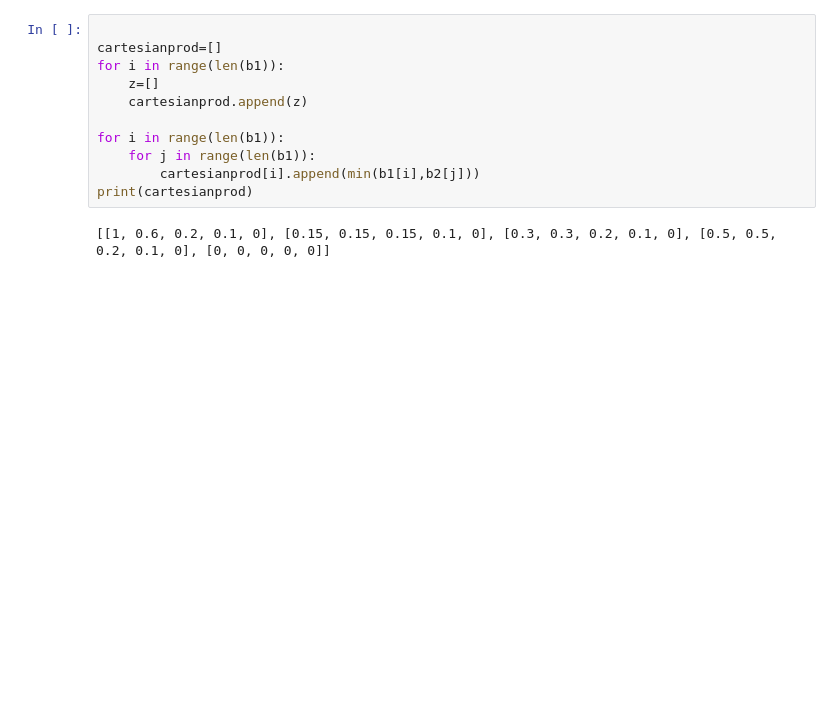
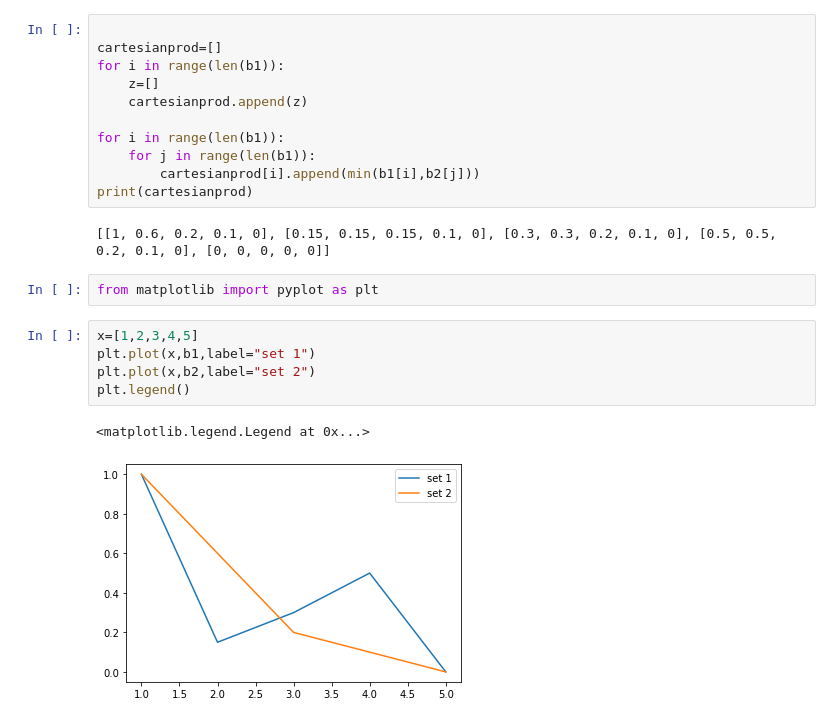
Before and after one commit to patilks21/SC-OA, a Jupyter notebook: asign1.ipynb, the cells around one changed output. Cells and saved outputs as stored; diff of their text form; blank space fills up the shorter version.

```diff
--- a/asign1.ipynb
+++ b/asign1.ipynb
@@ -57,3 +57,13 @@ for i in range(len(b1)):
 print(cartesianprod)
 # %% [output]
 [[1, 0.6, 0.2, 0.1, 0], [0.15, 0.15, 0.15, 0.1, 0], [0.3, 0.3, 0.2, 0.1, 0], [0.5, 0.5, 0.2, 0.1, 0], [0, 0, 0, 0, 0]]
+# %%
+from matplotlib import pyplot as plt
+# %%
+x=[1,2,3,4,5]
+plt.plot(x,b1,label="set 1")
+plt.plot(x,b2,label="set 2")
+plt.legend()
+# %% [output]
+<matplotlib.legend.Legend at 0x...>
+[figure, added]
```
Also changed, not shown: parts of 3 cells of this notebook.
